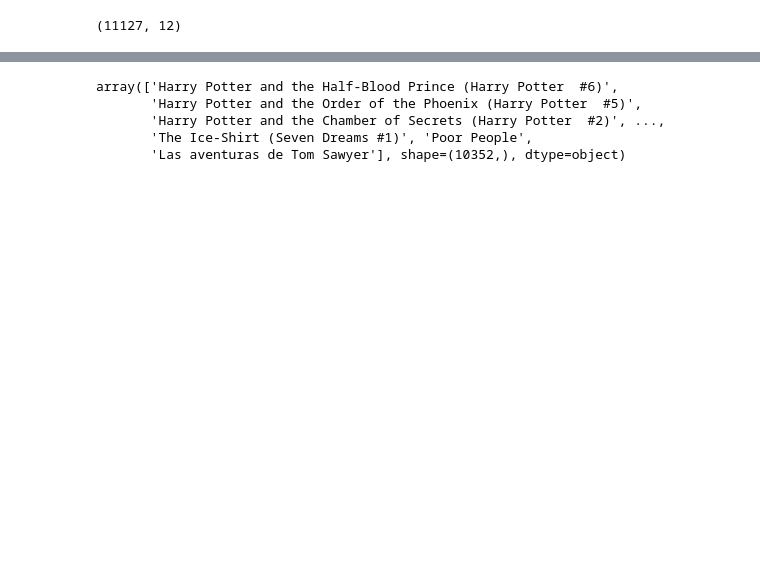
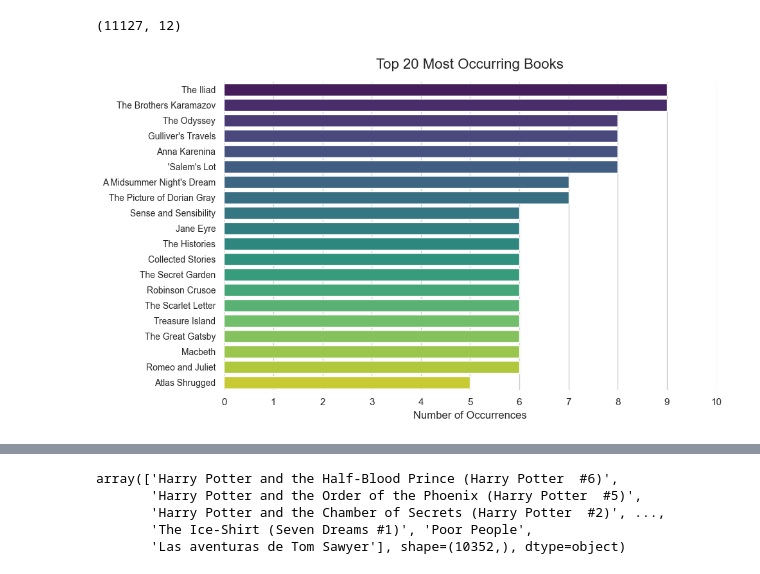
Before and after one commit to omar-el-mesaoudi/Book_Rating_Predictor, a Jupyter notebook: Notebook/Book_Rating_Predictor.ipynb, the cells around one changed output, grey strips where cells are left out. Saved outputs shown, nothing was run; the diff lists cells and outputs as text; code cells hidden in the pictures; blank space fills up the shorter version.

```diff
--- a/Notebook/Book_Rating_Predictor.ipynb
+++ b/Notebook/Book_Rating_Predictor.ipynb
@@ -81,3 +81,35 @@ df.head()
 df.shape
 # %% [output]
 (11127, 12)
+# %%
+# Set a clean style context
+sns.set_theme(style="whitegrid", context="notebook")  # Changed 'talk' to 'notebook' for smaller text
+plt.figure(figsize=(10, 6))  # Reduced figure size from (15, 10)
+
+# Get top 20 data
+top_books = df['title'].value_counts().head(20)
+
+# Plot cleanly using x and y explicitly
+sns.barplot(
+    x=top_books.values,
+    y=top_books.index,
+    palette="viridis",
+    hue=top_books.index,
+    legend=False
+)
+
+# --- Force X-axis to count step-by-step (0, 1, 2, 3...) ---
+max_val = top_books.max()
+plt.xticks(range(0, max_val + 2, 1))  # Sets spacing to exactly 1
+
+# Refine labels and remove chart junk
+plt.title("Top 20 Most Occurring Books", fontsize=16, pad=15)
+plt.xlabel("Number of Occurrences", fontsize=12)
+plt.ylabel("")
+plt.yticks(fontsize=10)  # Slightly smaller y-labels so long titles fit perfectly
+sns.despine(left=True, bottom=True)
+
+plt.tight_layout()
+plt.show()
+# %% [output]
+[figure, added]
```
Also changed, not shown: parts of 53 cells of this notebook.
